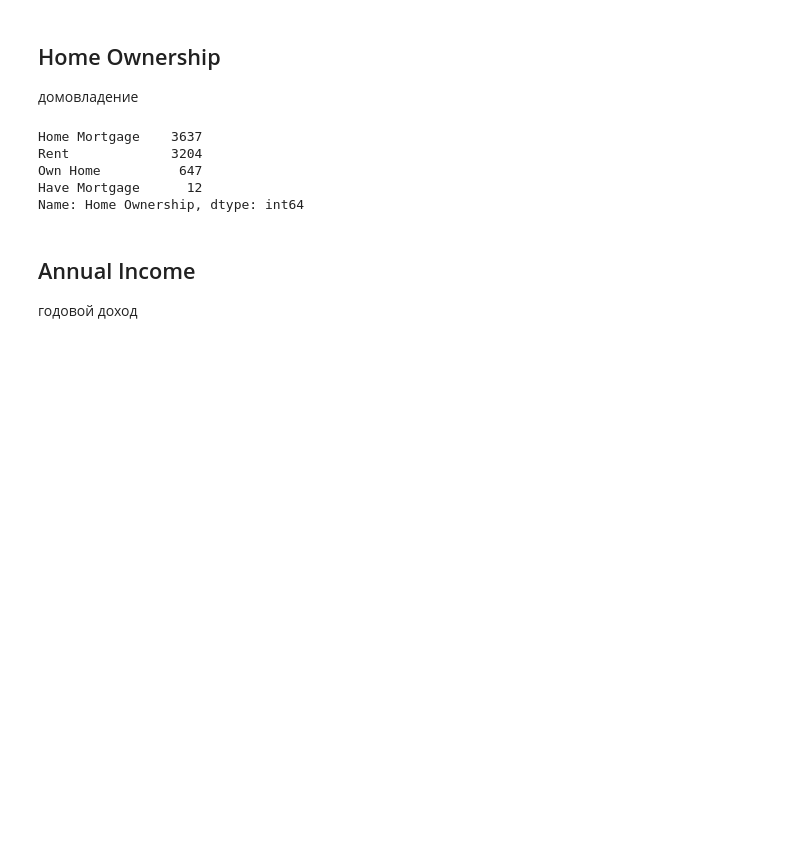
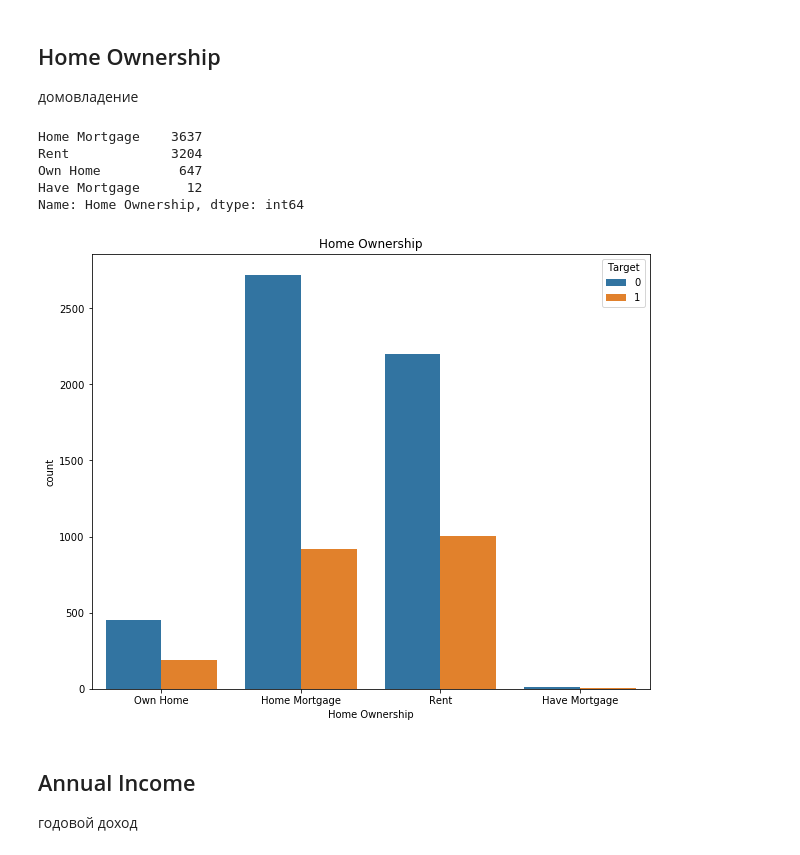
Before and after one commit to Aleksei741/Python_Lesson, a Jupyter notebook: Библиотеки Python для Data Science продолжение/course_project/AKraev_solution.ipynb, the cells around one changed output. Saved outputs shown, nothing was run; the diff lists cells and outputs as text; code cells hidden in the pictures; blank space fills up the shorter version.

```diff
--- a/Библиотеки Python для Data Science продолжение/course_project/AKraev_solution.ipynb
+++ b/Библиотеки Python для Data Science продолжение/course_project/AKraev_solution.ipynb
@@ -158,3 +167,13 @@ Home_Ownership = df_train['Home Ownership']
+# %%
+plt.figure(figsize=(10,8))
+
+sns.countplot(x="Home Ownership", hue=TARGET_NAME, data=df_train)
+plt.title('Home Ownership')
+plt.legend(title='Target', loc='upper right')
+
+plt.show()
+# %% [output]
+[figure, added]
 # %%
 dummies = pd.get_dummies(df_train['Home Ownership']).rename(columns=lambda x: 'Home Ownership ' + str(x))
 df_train = pd.concat([df_train, dummies], axis=1)
```
Also changed, not shown: parts of 55 cells of this notebook, 11 other files.
